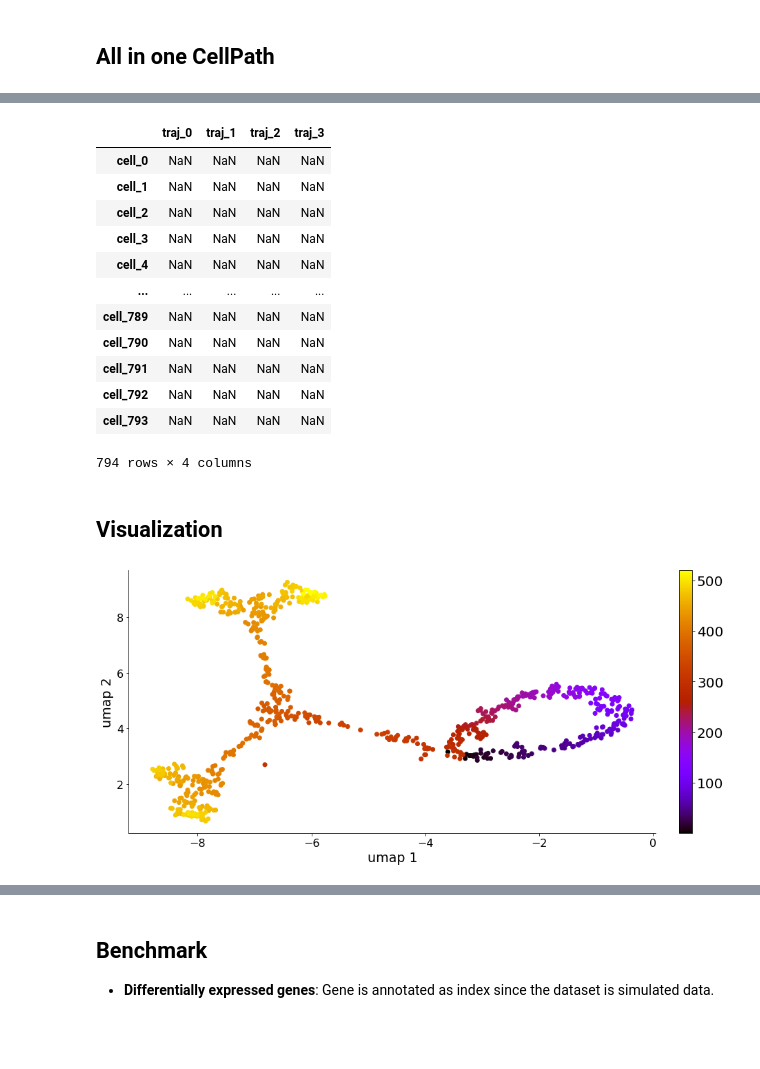
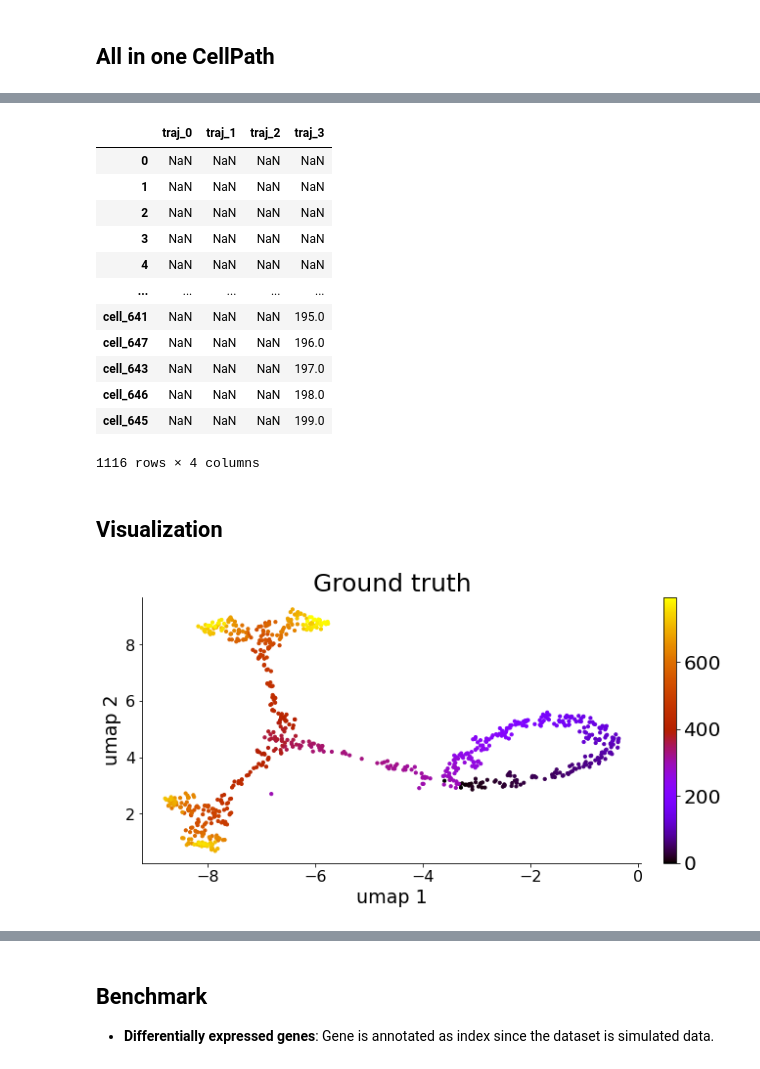
Before and after one commit to PeterZZQ/CellPath, a Jupyter notebook: Examples/CellPath_cycletree.ipynb, the cells around one changed output, grey strips where cells are left out. Drawn from its saved outputs; the diff is of its cells as text; code cells hidden in the pictures; blank space fills up the shorter version.

Commit message:
include leiden algorithm

```diff
--- a/Examples/CellPath_cycletree.ipynb
+++ b/Examples/CellPath_cycletree.ipynb
@@ -59,0 +68,10 @@ Cell-level pseudo-time inferred
+# %%
+# read in simulated dataset
+num_trajs = 4
+resolution = 40
+
+# pre-clustered
+adata = anndata.read_h5ad("../sim_data/Symsim/cycle_tree_rand1.h5ad")
+
+cellpath_obj = cp.CellPath(adata = adata, preprocess = True)
+cellpath_obj.all_in_one(flavor = "leiden", resolution = 40, n_neighs = 7, pruning = False, num_trajs = num_trajs, )
@@ -62,22 +100,22 @@ Cell-level pseudo-time inferred
 cellpath_obj.pseudo_order
 # %% [output]
 |  | traj_0 | traj_1 | traj_2 | traj_3 |
-| cell_0 | NaN | NaN | NaN | NaN |
-| cell_1 | NaN | NaN | NaN | NaN |
-| cell_2 | NaN | NaN | NaN | NaN |
-| cell_3 | NaN | NaN | NaN | NaN |
-| cell_4 | NaN | NaN | NaN | NaN |
+| 0 | NaN | NaN | NaN | NaN |
+| 1 | NaN | NaN | NaN | NaN |
+| 2 | NaN | NaN | NaN | NaN |
+| 3 | NaN | NaN | NaN | NaN |
+| 4 | NaN | NaN | NaN | NaN |
 | ... | ... | ... | ... | ... |
-| cell_789 | NaN | NaN | NaN | NaN |
-| cell_790 | NaN | NaN | NaN | NaN |
-| cell_791 | NaN | NaN | NaN | NaN |
-| cell_792 | NaN | NaN | NaN | NaN |
-| cell_793 | NaN | NaN | NaN | NaN |
+| cell_641 | NaN | NaN | NaN | 195.0 |
+| cell_647 | NaN | NaN | NaN | 196.0 |
+| cell_643 | NaN | NaN | NaN | 197.0 |
+| cell_646 | NaN | NaN | NaN | 198.0 |
+| cell_645 | NaN | NaN | NaN | 199.0 |
-794 rows × 4 columns
+1116 rows × 4 columns
 # %% [markdown]
 ## Visualization
 # %%
-visual.plot_data(cellpath_obj, basis = "umap", figsize = (15,7), axis = True)
+visual.plot_data(cellpath_obj, basis = "umap", figsize = (10,5), axis = True, title = "Ground truth", save_as = None)
 # %% [output]
-[figure, old version]
+[figure, new version]
 # %%
```
Also changed, not shown: parts of 30 cells of this notebook, 1 other file.
